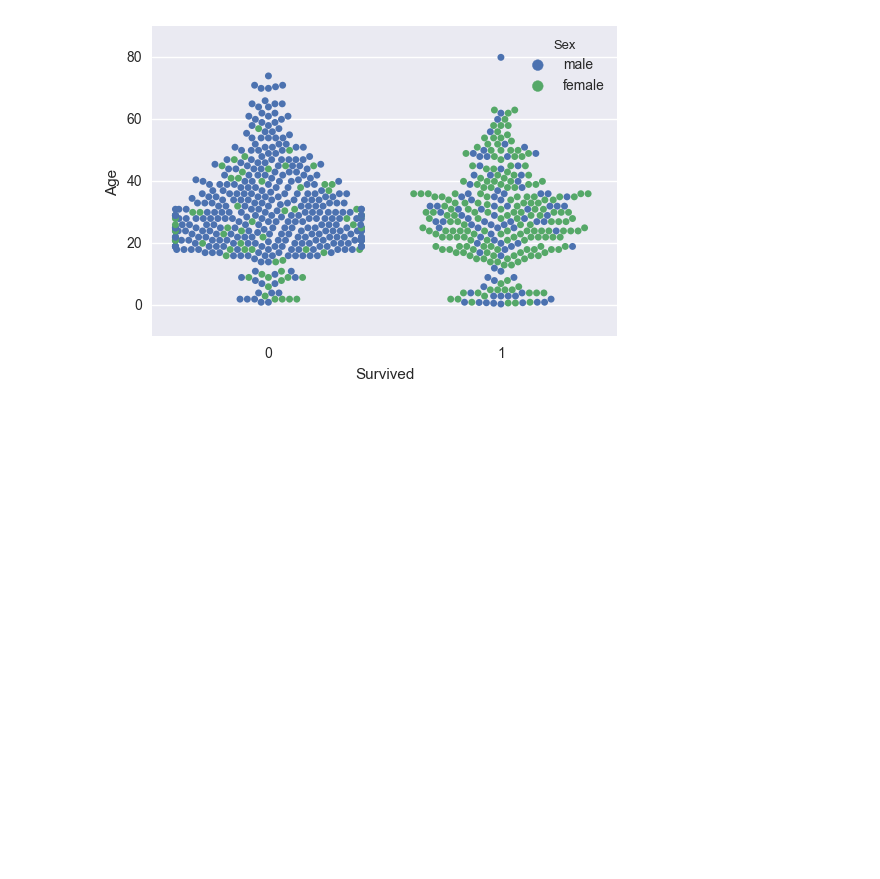
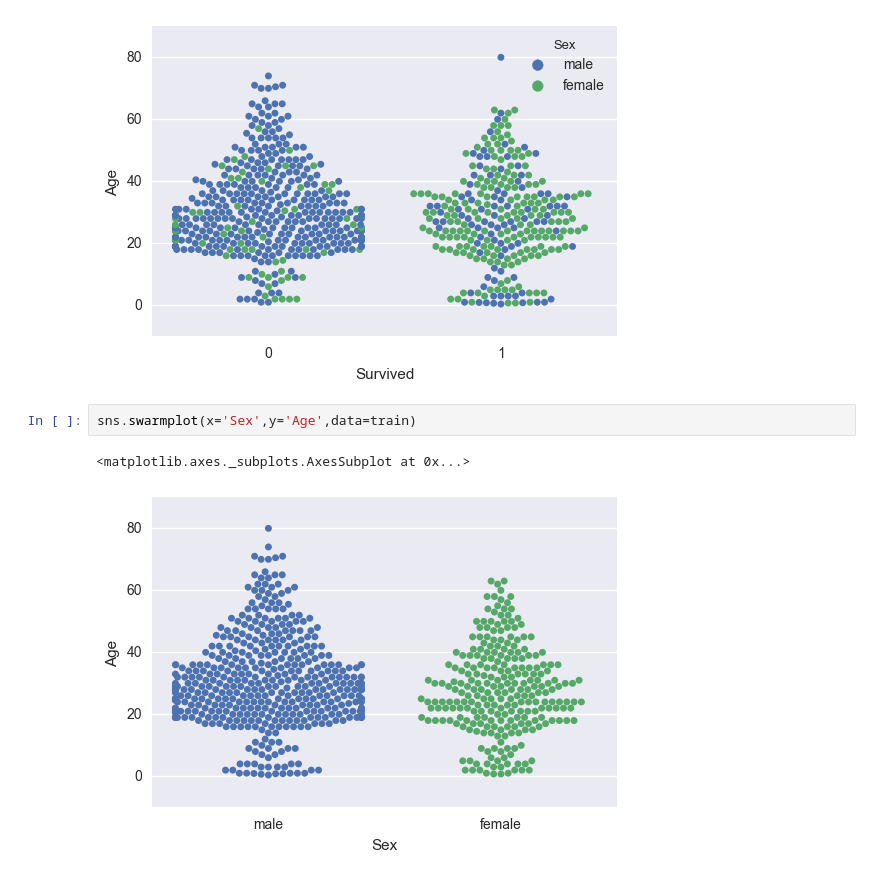
Before and after one commit to Shilpibhargava/Machine-Learning, a Jupyter notebook: Titanic - Machine Learning from Disaster.ipynb, the cells around one changed output. Drawn from its saved outputs; the diff is of its cells as text; blank space fills up the shorter version.

Commit message:
more graphs

```diff
--- a/Titanic - Machine Learning from Disaster.ipynb
+++ b/Titanic - Machine Learning from Disaster.ipynb
@@ -32,3 +32,8 @@ sns.swarmplot(x='Survived',y='Age',hue='Sex',data=train)
 # %% [output]
 <matplotlib.axes._subplots.AxesSubplot at 0x...>
 [figure]
+# %%
+sns.swarmplot(x='Sex',y='Age',data=train)
+# %% [output]
+<matplotlib.axes._subplots.AxesSubplot at 0x...>
+[figure, added]
```
Also changed, not shown: parts of 2 cells of this notebook.
